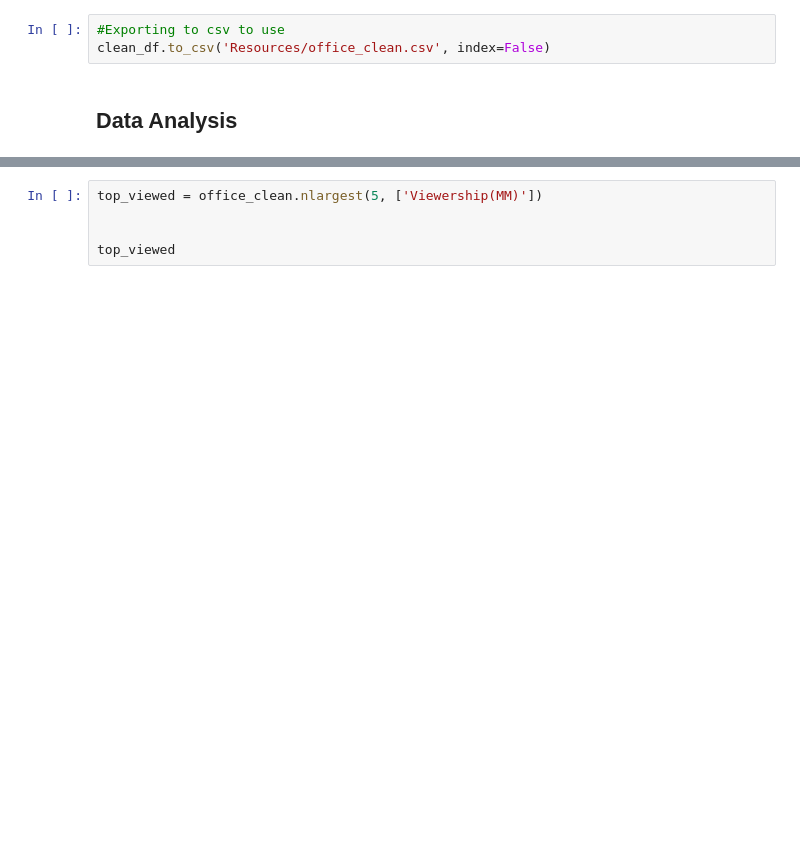
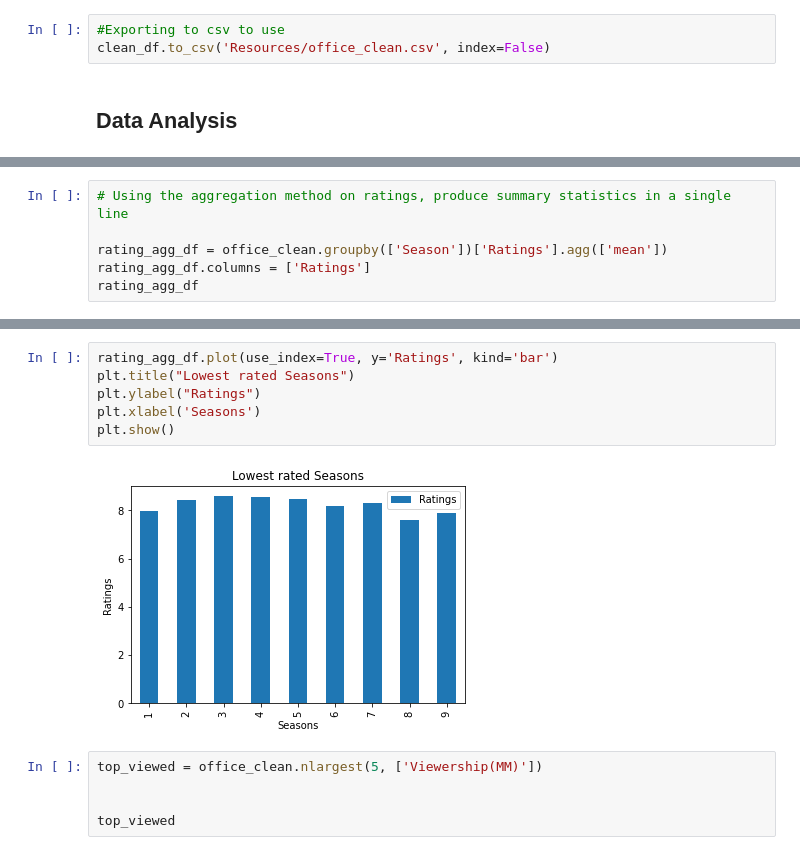
Before and after one commit to Mvillarreal88/the_office_analysis, a Jupyter notebook: data_analysis.ipynb, the cells around one changed output, grey strips where cells are left out. Cells and saved outputs as stored; diff of their text form; blank space fills up the shorter version.

```diff
--- a/data_analysis.ipynb
+++ b/data_analysis.ipynb
@@ -70,0 +80,6 @@ view_agg_df
+# %%
+# Using the aggregation method on ratings, produce summary statistics in a single line
+
+rating_agg_df = office_clean.groupby(['Season'])['Ratings'].agg(['mean'])
+rating_agg_df.columns = ['Ratings']
+rating_agg_df
@@ -71,3 +98,11 @@ view_agg_df
+# %%
+rating_agg_df.plot(use_index=True, y='Ratings', kind='bar')
+plt.title("Lowest rated Seasons")
+plt.ylabel("Ratings")
+plt.xlabel('Seasons')
+plt.show()
+# %% [output]
+[figure, added]
 # %%
 top_viewed = office_clean.nlargest(5, ['Viewership(MM)'])
 
```
Also changed, not shown: parts of 3 cells of this notebook.
